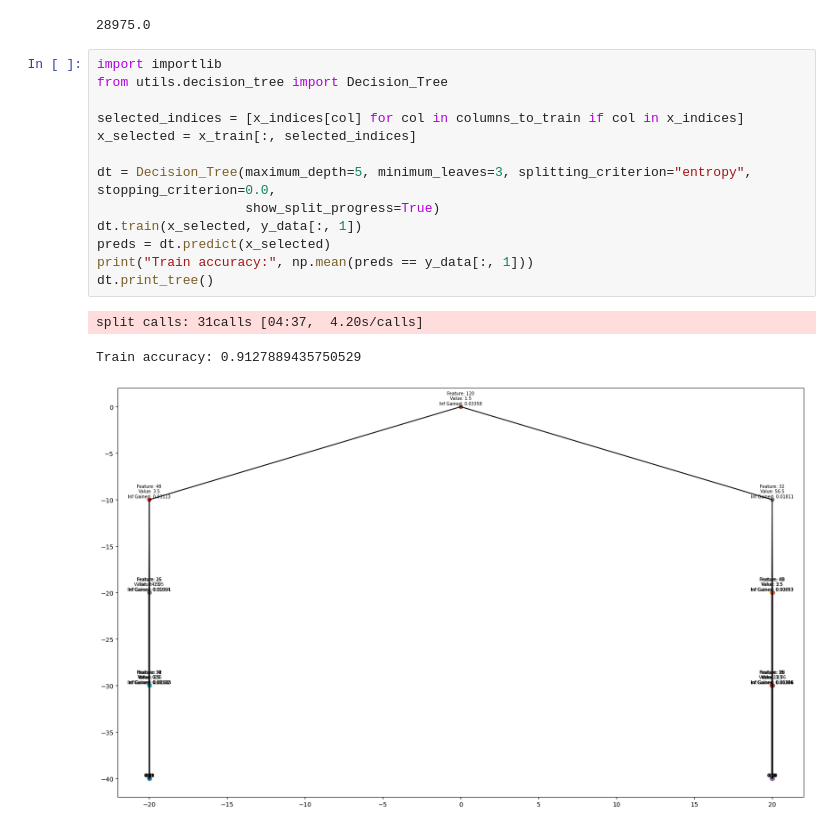
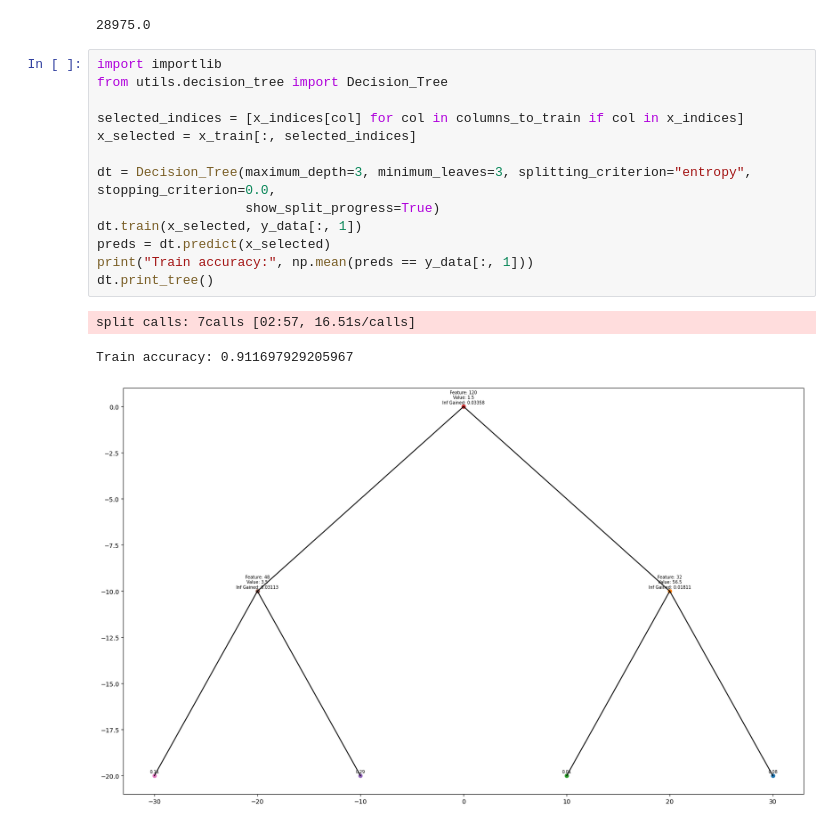
Before and after one commit to EPFLHenrik/medical-ml-prediction, a Jupyter notebook: EDA_Henrik/predictions.ipynb, the cells around one changed output. Saved outputs shown, nothing was run; the diff lists cells and outputs as text.

Commit message:
Some more dec tree stuff

```diff
--- a/EDA_Henrik/predictions.ipynb
+++ b/EDA_Henrik/predictions.ipynb
@@ -71,18 +72,18 @@ y_data[:, -1].sum()
 # %%
 import importlib
 from utils.decision_tree import Decision_Tree
 
 selected_indices = [x_indices[col] for col in columns_to_train if col in x_indices]
 x_selected = x_train[:, selected_indices]
 
-dt = Decision_Tree(maximum_depth=5, minimum_leaves=3, splitting_criterion="entropy", stopping_criterion=0.0,
+dt = Decision_Tree(maximum_depth=3, minimum_leaves=3, splitting_criterion="entropy", stopping_criterion=0.0,
                    show_split_progress=True)
 dt.train(x_selected, y_data[:, 1])
 preds = dt.predict(x_selected)
 print("Train accuracy:", np.mean(preds == y_data[:, 1]))
 dt.print_tree()
 # %% [output]
-split calls: 31calls [04:37,  4.20s/calls]
+split calls: 7calls [02:57, 16.51s/calls]
-Train accuracy: 0.9127889435750529
+Train accuracy: 0.911697929205967
-[figure, old version]
+[figure, new version]
 # %%
```
Also changed, not shown: parts of 8 cells of this notebook, 3 other files.
